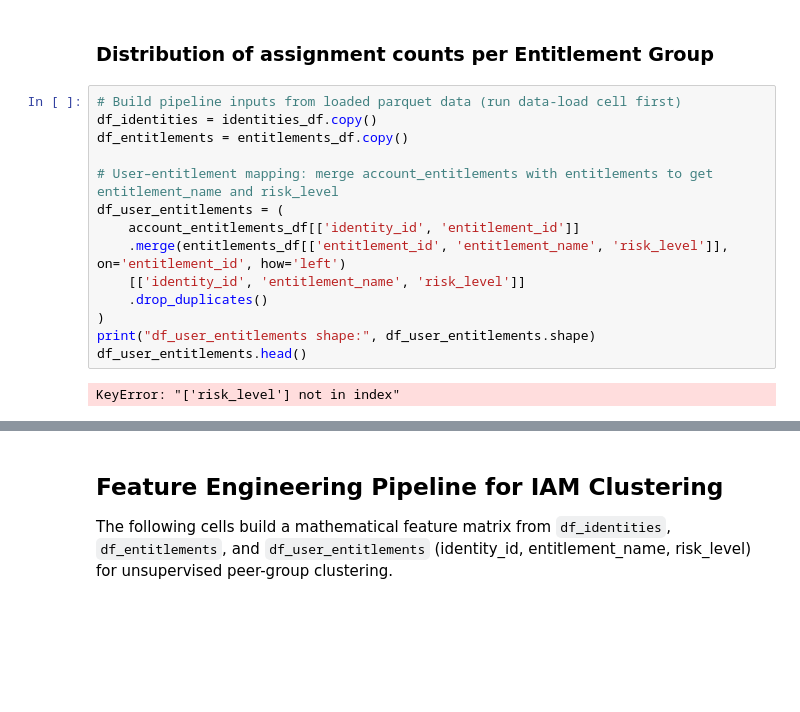
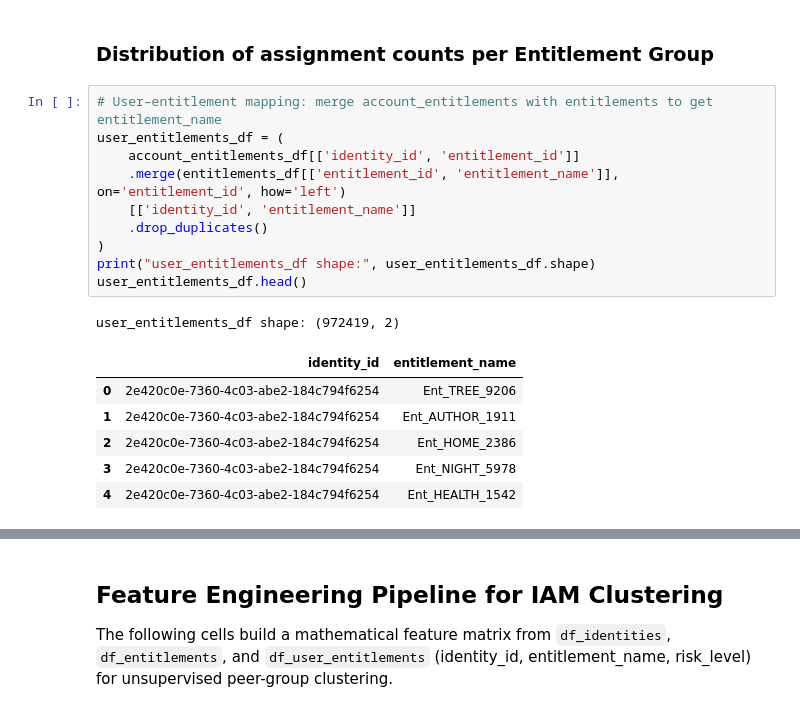
Before and after one commit to tejak005/IAMDataClusteringJupyter, a Jupyter notebook: Clustering ML pipeline.ipynb, the cells around one changed output, grey strips where cells are left out. Cells and saved outputs as stored; diff of their text form; blank space fills up the shorter version.

```diff
--- a/Clustering ML pipeline.ipynb
+++ b/Clustering ML pipeline.ipynb
@@ -285,21 +285,23 @@ Name: count, Length: 94, dtype: int64
 # %% [markdown]
 ### Distribution of assignment counts per Entitlement Group
 # %%
-# Build pipeline inputs from loaded parquet data (run data-load cell first)
-df_identities = identities_df.copy()
-df_entitlements = entitlements_df.copy()
-
-# User–entitlement mapping: merge account_entitlements with entitlements to get entitlement_name and risk_level
-df_user_entitlements = (
+# User–entitlement mapping: merge account_entitlements with entitlements to get entitlement_name
+user_entitlements_df = (
     account_entitlements_df[['identity_id', 'entitlement_id']]
-    .merge(entitlements_df[['entitlement_id', 'entitlement_name', 'risk_level']], on='entitlement_id', how='left')
-    [['identity_id', 'entitlement_name', 'risk_level']]
+    .merge(entitlements_df[['entitlement_id', 'entitlement_name']], on='entitlement_id', how='left')
+    [['identity_id', 'entitlement_name']]
     .drop_duplicates()
 )
-print("df_user_entitlements shape:", df_user_entitlements.shape)
-df_user_entitlements.head()
+print("user_entitlements_df shape:", user_entitlements_df.shape)
+user_entitlements_df.head()
 # %% [output]
-KeyError: "['risk_level'] not in index"
+user_entitlements_df shape: (972419, 2)
+|  | identity_id | entitlement_name |
+| 0 | 2e420c0e-7360-4c03-abe2-184c794f6254 | Ent_TREE_9206 |
+| 1 | 2e420c0e-7360-4c03-abe2-184c794f6254 | Ent_AUTHOR_1911 |
+| 2 | 2e420c0e-7360-4c03-abe2-184c794f6254 | Ent_HOME_2386 |
+| 3 | 2e420c0e-7360-4c03-abe2-184c794f6254 | Ent_NIGHT_5978 |
+| 4 | 2e420c0e-7360-4c03-abe2-184c794f6254 | Ent_HEALTH_1542 |
 # %%
 # --- Analysis for entitlement group assignment distribution ---
 
```
Also changed, not shown: parts of 6 cells of this notebook, 2 other files.
